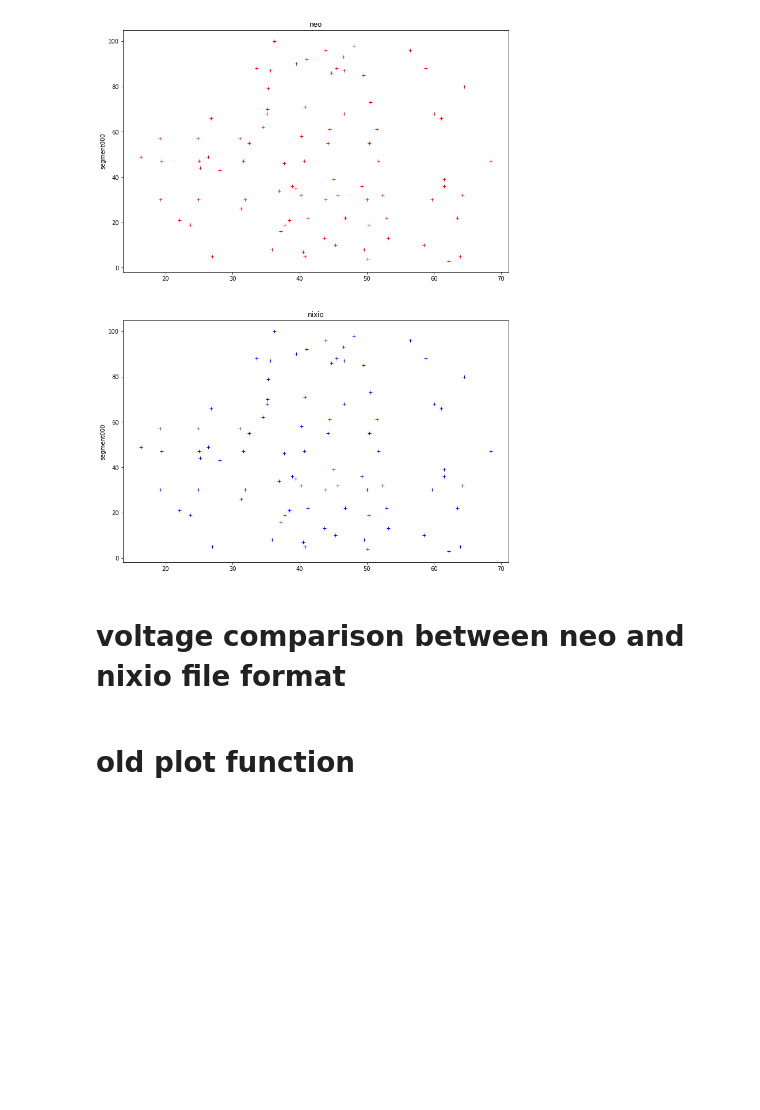
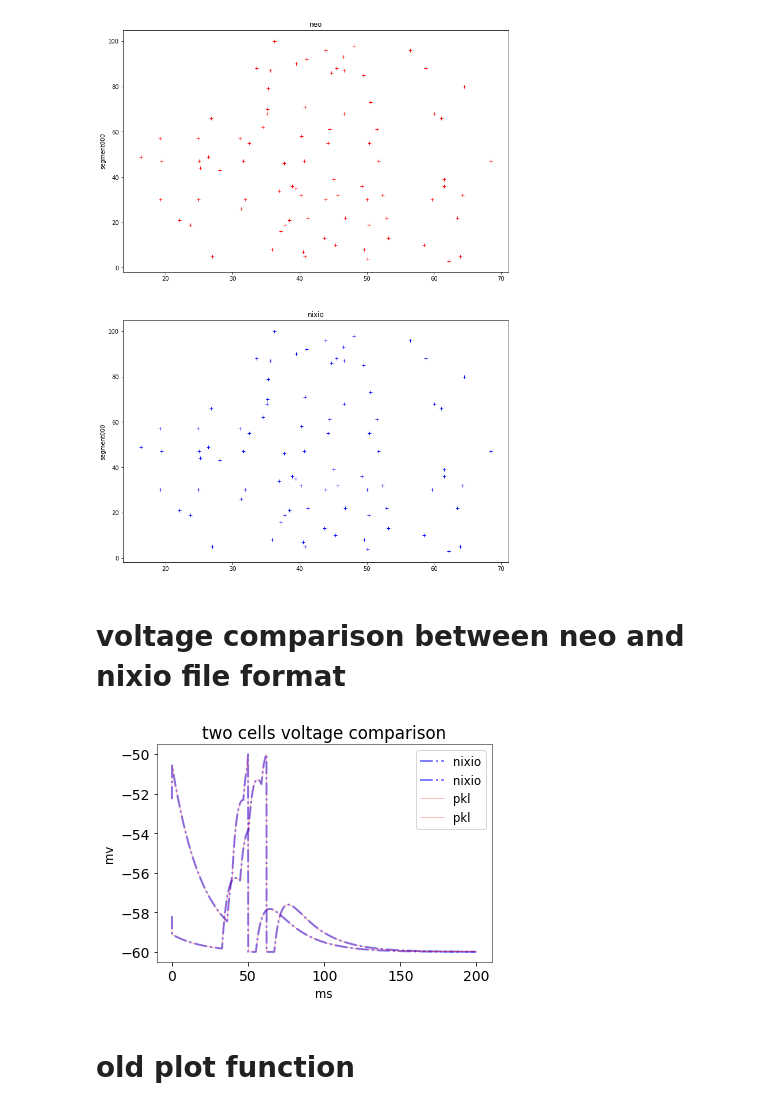
Before and after one commit to SpikeAI/2020-12_brainhack_Project7, a Jupyter notebook: output/3_C_loading_inputs.ipynb, the cells around one changed output. Saved outputs shown, nothing was run; the diff lists cells and outputs as text; code cells hidden in the pictures; blank space fills up the shorter version.

```diff
--- a/output/3_C_loading_inputs.ipynb
+++ b/output/3_C_loading_inputs.ipynb
@@ -61,20 +61,22 @@ fig, axs = compareSpikes(neoObj,block)
 # %%
 fig_settings = {
         'lines.linewidth': 0.5,
         'axes.linewidth': 0.5,
         'axes.labelsize': 'small',
         'legend.fontsize': 'small',
         'font.size': 14,
         #'figsize': (13, 5)
     }
 plt.rcParams.update(fig_settings)
-plt.plot(neoObj.segments[0].analogsignals[0][0:2000].times, neoObj.segments[0].analogsignals[0][0:2000], 'r.', label='pkl')
-plt.plot(block.segments[0].analogsignals[0][0:2000].times, block.segments[0].analogsignals[0][0:2000], 'b-', label='nixio')
+plt.plot(block.segments[0].analogsignals[0][0:2000].times, block.segments[0].analogsignals[0][0:2000], 'b-.', lw=2, label='nixio', alpha=.5)
+plt.plot(neoObj.segments[0].analogsignals[0][0:2000].times, neoObj.segments[0].analogsignals[0][0:2000], 'r', ms=2, label='pkl', alpha=.5)
 plt.title("two cells voltage comparison")
 plt.xlabel("ms")
 plt.ylabel("mv")
 plt.legend()
 plt.savefig("comparison.png")
+# %% [output]
+[figure, added]
 # %% [markdown]
 # old plot function
 # %%
```
Also changed, not shown: 2 other files.
